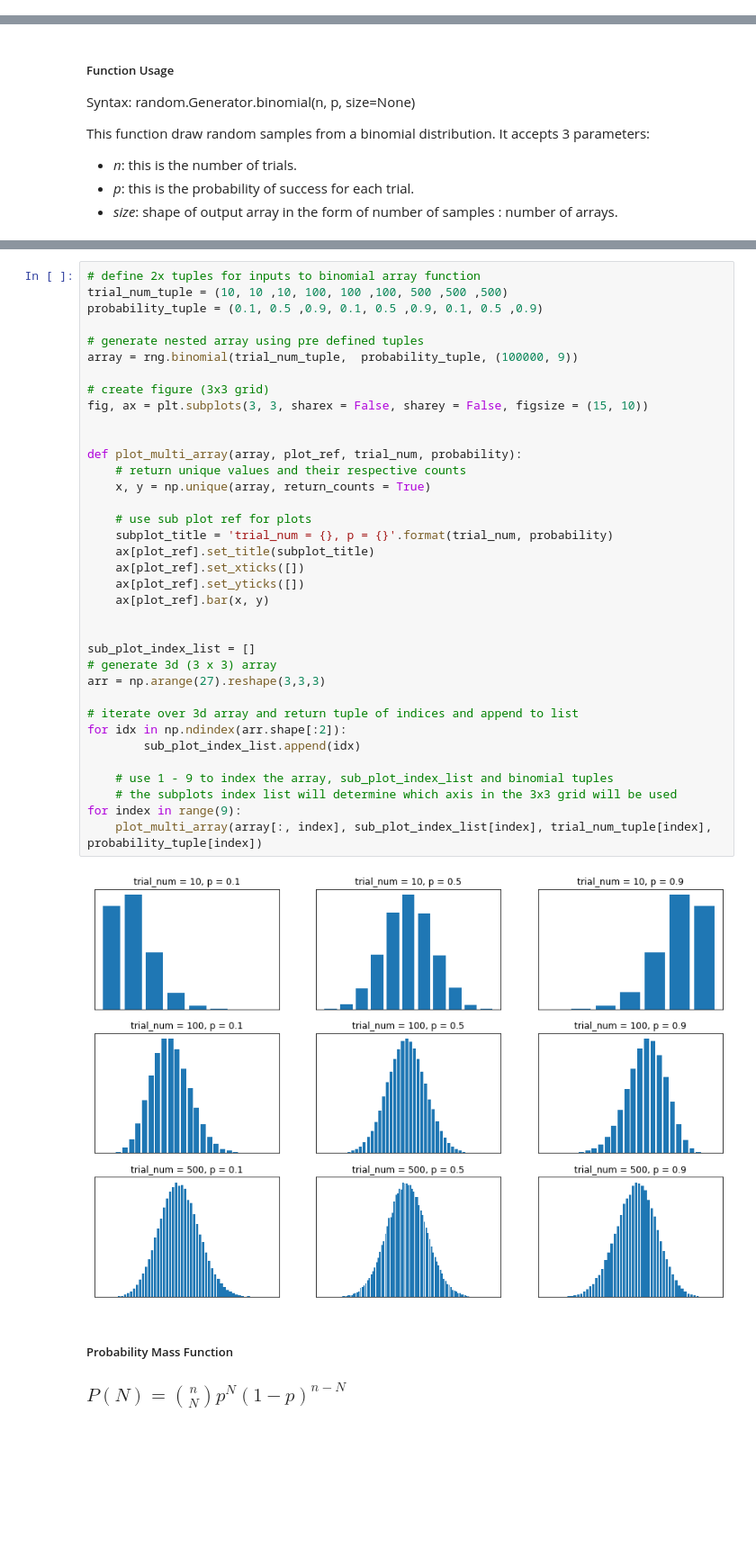
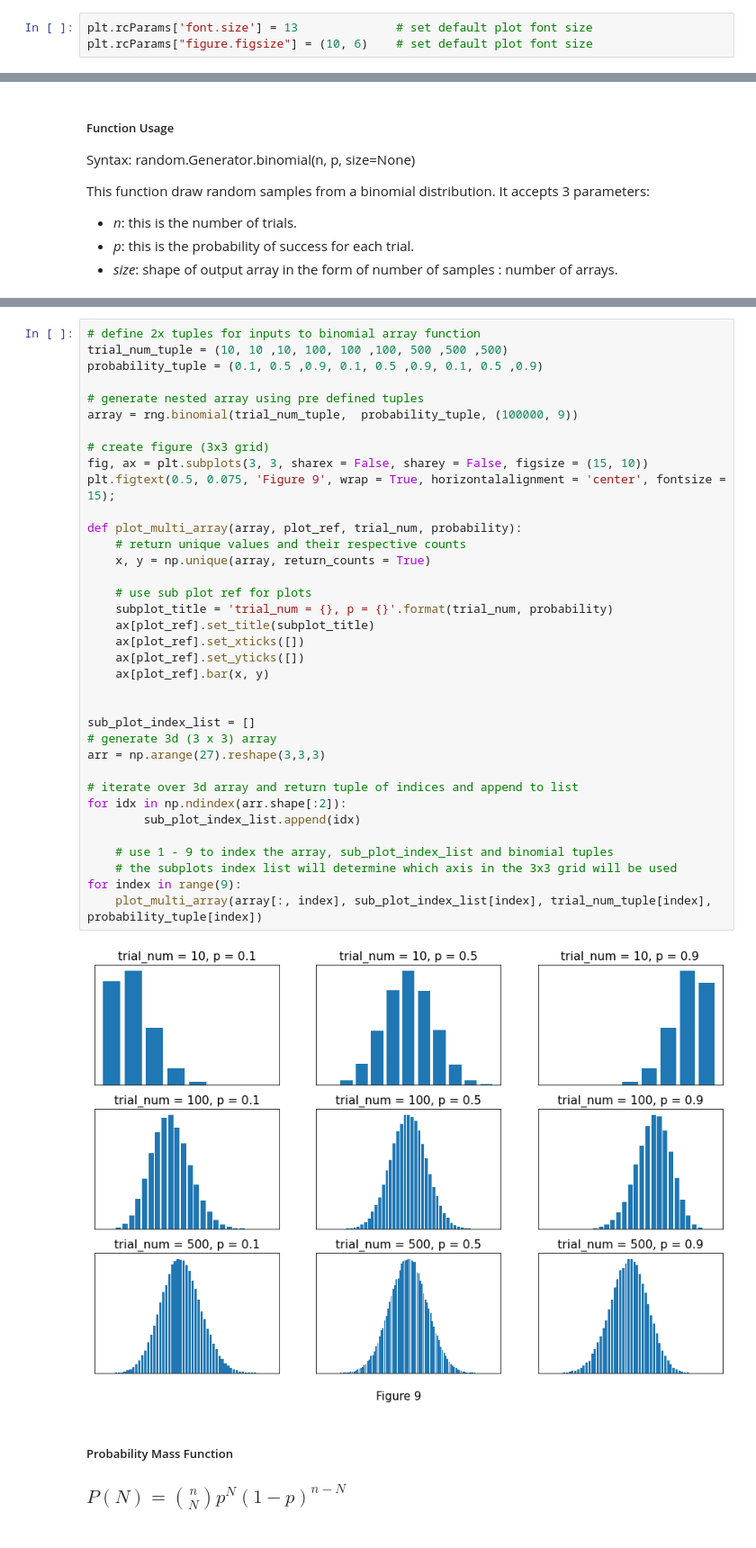
Before and after one commit to CiaranMoran27/numpy.random, a Jupyter notebook: numpy-random.ipynb, the cells around one changed output, grey strips where cells are left out. Shown at 90% size. Cells and saved outputs as stored; diff of their text form; blank space fills up the shorter version.

```diff
--- a/numpy-random.ipynb
+++ b/numpy-random.ipynb
@@ -65,6 +67,9 @@ import seaborn as sns                   # for plotting
 # Construct new Generator and store in rng variable
 # Uses default BitGenerator (PCG64)
 rng = np.random.default_rng()
+# %%
+plt.rcParams['font.size'] = 13              # set default plot font size
+plt.rcParams["figure.figsize"] = (10, 6)    # set default plot font size
 # %% [markdown]
 <br>
 
@@ -635,35 +640,35 @@ probability_tuple = (0.1, 0.5 ,0.9, 0.1, 0.5 ,0.9, 0.1, 0.5 ,0.9)
 array = rng.binomial(trial_num_tuple,  probability_tuple, (100000, 9))
 
 # create figure (3x3 grid)
 fig, ax = plt.subplots(3, 3, sharex = False, sharey = False, figsize = (15, 10))
-
+plt.figtext(0.5, 0.075, 'Figure 9', wrap = True, horizontalalignment = 'center', fontsize = 15);
 
 def plot_multi_array(array, plot_ref, trial_num, probability):
     # return unique values and their respective counts
     x, y = np.unique(array, return_counts = True)
 
     # use sub plot ref for plots
     subplot_title = 'trial_num = {}, p = {}'.format(trial_num, probability)
     ax[plot_ref].set_title(subplot_title)
     ax[plot_ref].set_xticks([])
     ax[plot_ref].set_yticks([])
     ax[plot_ref].bar(x, y)
 
 
 sub_plot_index_list = []
 # generate 3d (3 x 3) array
 arr = np.arange(27).reshape(3,3,3)
 
 # iterate over 3d array and return tuple of indices and append to list
 for idx in np.ndindex(arr.shape[:2]):
         sub_plot_index_list.append(idx)
 
     # use 1 - 9 to index the array, sub_plot_index_list and binomial tuples
     # the subplots index list will determine which axis in the 3x3 grid will be used
 for index in range(9):
     plot_multi_array(array[:, index], sub_plot_index_list[index], trial_num_tuple[index], probability_tuple[index])
 # %% [output]
-[figure, old version]
+[figure, new version]
 # %% [markdown]
 ##### Probability Mass Function
 <h3>$P(N)={n \choose N}{p^N}{(1-p)}^{n-N}$ <h3>
```
Also changed, not shown: parts of 36 cells of this notebook.
